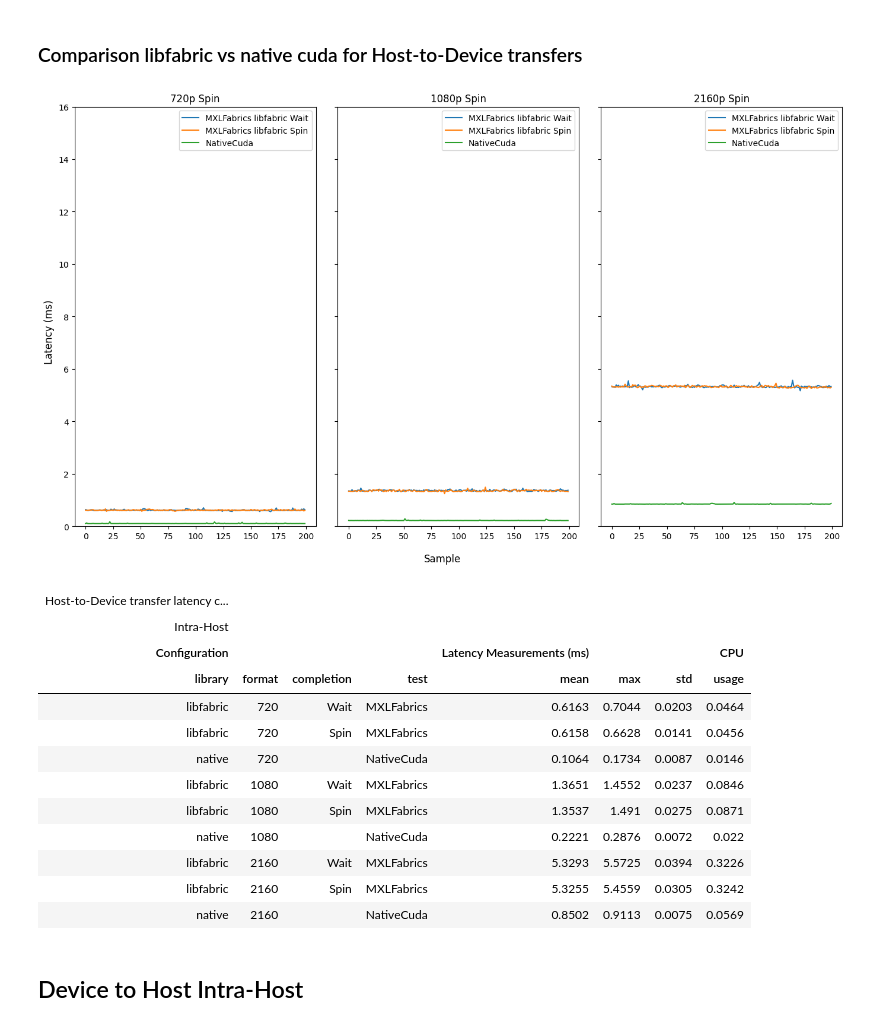
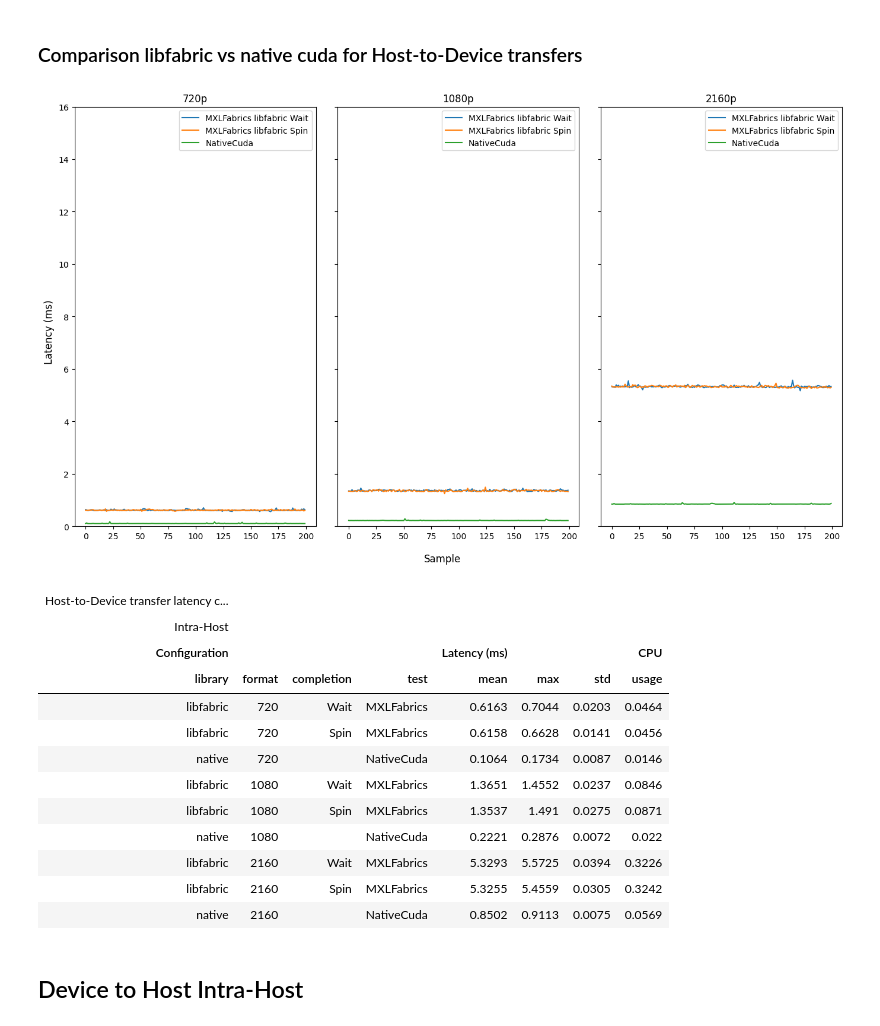
Before and after one commit to jonasohland/mts-fabrics-study, a Jupyter notebook: notebooks/mts-study.ipynb, the cells around one changed output. Drawn from its saved outputs; the diff is of its cells as text; code cells hidden in the pictures.

Commit message:
fix h2d and d2h titles and change data order of some tables to make it easier to compare

```diff
--- a/notebooks/mts-study.ipynb
+++ b/notebooks/mts-study.ipynb
@@ -317,19 +317,19 @@ data_h2d_intrahost, perf_h2d_intrahost = load_data(f"{data_dir}/h2d-intrahost",
 # %%
 fig, axs = plt.subplots(nrows=1, ncols=len(Format), sharex=True, sharey=True)
 fig.supylabel("Latency (ms)")
 fig.supxlabel("Sample")
 fig.tight_layout()
 
 for i, format in enumerate(Format):
     for comp in config["completions"]:
         for library in config["libraries"]:
             axs[i].plot(data_h2d_intrahost[TestConfiguration(library, format, comp, Test.mxl_fabrics, Movement.h2d, Transport.shm, TransferMode.oneway)]/1e6, label=f"{Test.mxl_fabrics.value} {library.value} {comp.value}")
     axs[i].plot(data_h2d_intrahost[TestConfiguration(Library.native, format, Completion.none, Test.native_cuda, Movement.h2d, Transport.none, TransferMode.none)]/1e6, label=f"{Test.native_cuda.value}")
-    axs[i].set_title(f"{format.value}p {comp.value}")
+    axs[i].set_title(f"{format.value}p")
     axs[i].set_ylim(0, 16)
     axs[i].legend()
 # %% [output]
-[figure, old version]
+[figure, new version]
 # %%
 data_columns = ["library","format", "completion", "test"]
 h2d_intrahost_table = make_table(data_h2d_intrahost, perf_h2d_intrahost, columns=data_columns)
@@ -350,14 +350,14 @@ h2d_intrahost_table
         columns=["usage"]
     )
     .tab_spanner(
-        label="Latency Measurements (ms)",
+        label="Latency (ms)",
         columns=["mean", "max", "std"]
     )
 )
 # %% [output]
 | Host-to-Device transfer latency c... |  |  |  |  |  |  |  |
 | Intra-Host |  |  |  |  |  |  |  |
-| Configuration |  |  |  | Latency Measurements (ms) |  |  | CPU |
+| Configuration |  |  |  | Latency (ms) |  |  | CPU |
 | library | format | completion | test | mean | max | std | usage |
 | libfabric | 720 | Wait | MXLFabrics | 0.6163 | 0.7044 | 0.0203 | 0.0464 |
 | libfabric | 720 | Spin | MXLFabrics | 0.6158 | 0.6628 | 0.0141 | 0.0456 |
```
Also changed, not shown: parts of 5 cells of this notebook.
